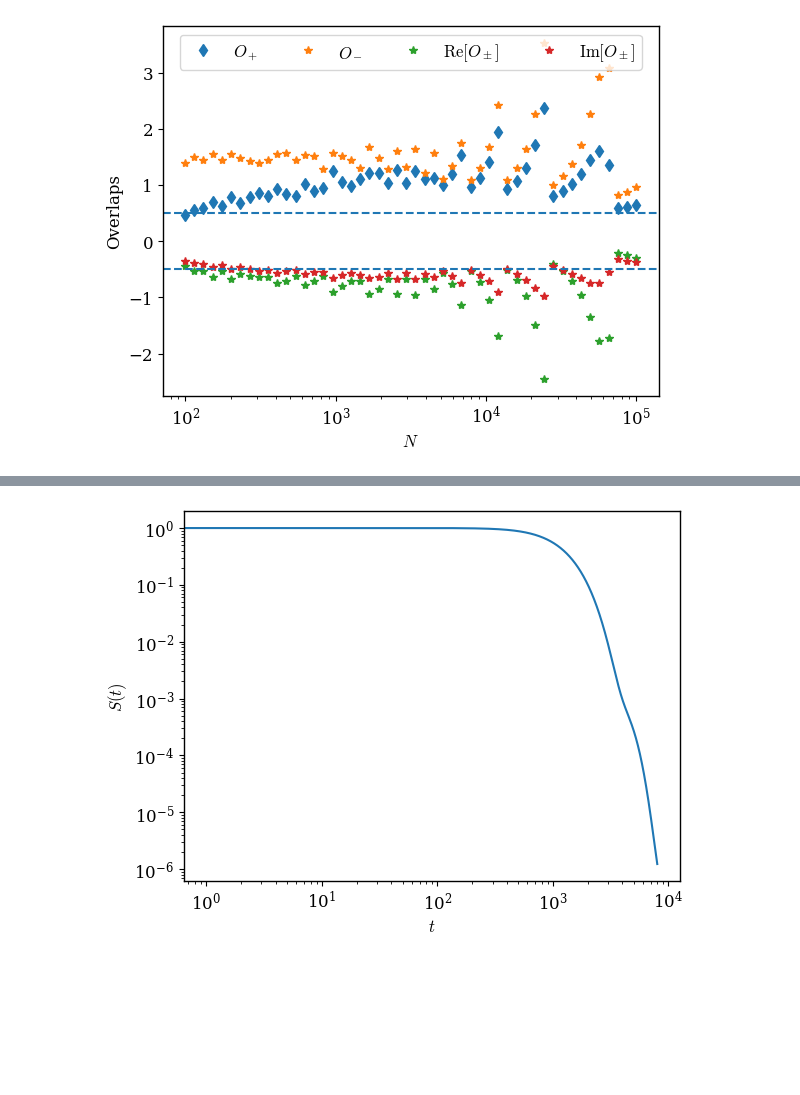
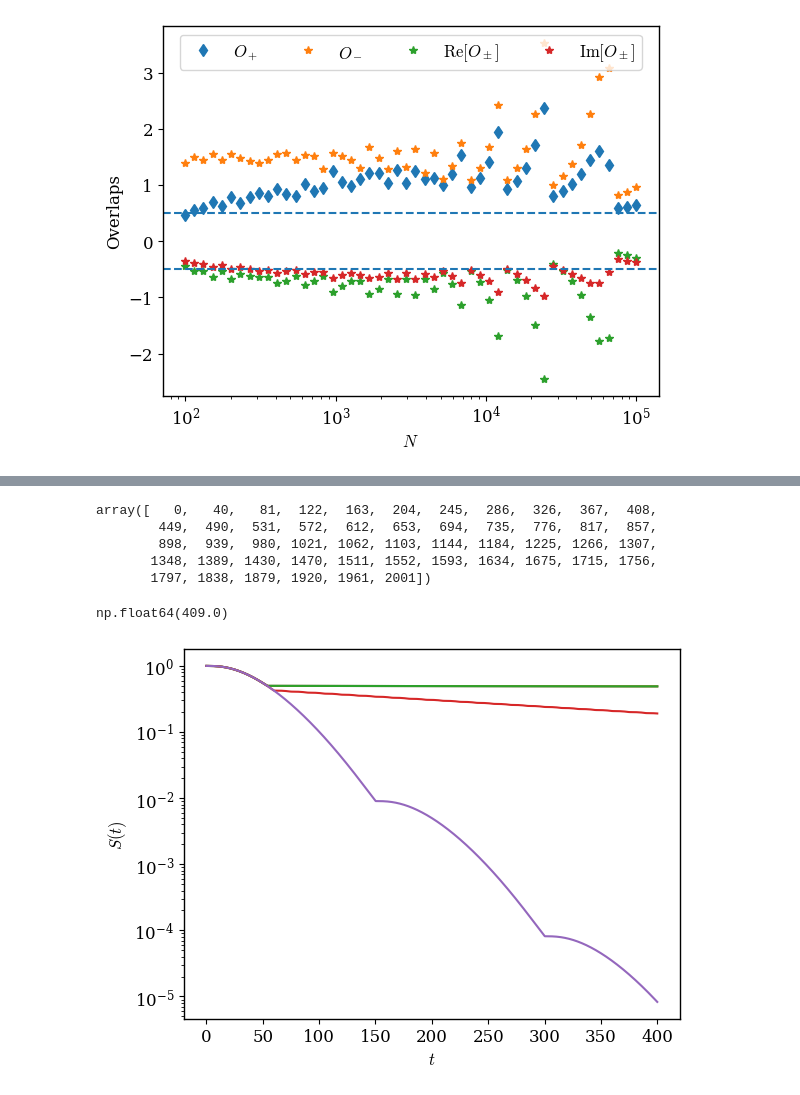
Before and after one commit to sayanr5834/non-Hermitian_QS, a Jupyter notebook: NH_optimization.ipynb, the cells around one changed output, grey strips where cells are left out. Drawn from its saved outputs; the diff is of its cells as text; code cells hidden in the pictures; blank space fills up the shorter version.

```diff
--- a/NH_optimization.ipynb
+++ b/NH_optimization.ipynb
@@ -218,6 +218,9 @@ def surv_prob(Tcutoff, dt, r, N, gamma, w, kappa):
     return s_prob
 
 
+
+
+
 def surv_prob_theory_total(Tcutoff, dt,r, N, gamma, w, kappa):
 
     """
@@ -257,7 +260,7 @@ def surv_prob_theory_total(Tcutoff, dt,r, N, gamma, w, kappa):
     return s_prob
 
 
-def find_transition_point(arr, dt): # EMMA
+def find_transition_point(arr, dt,tp): # EMMA
     """
     Find the first time index where the survival probability (SP) drops below 0.5.
 
@@ -268,7 +271,7 @@ def find_transition_point(arr, dt): # EMMA
     Returns:
         float: Time at which SP drops below the value of 1/2.
     """
-    idx = np.where(arr <= 0.5)[0]
+    idx = np.where(arr <= tp)[0]
     return idx[0] * dt if len(idx) > 0 else 0  # Return first occurrence or 0
 
 def find_transition_point2(arr, dt): # SAYAN
@@ -344,7 +347,7 @@ for gg, gamma in tqdm(enumerate(gamma_vals), total=len(gamma_vals)):
             s_prob_theory = surv_prob_theory_total(Tcutoff, dt, r, N, gamma, w, kappa)
             s_prob_arr_theory[gg, kk, rr] = s_prob_theory
             #print(find_transition_point2(s_prob, dt),gamma,kappa,r)
-            T_decay0p5_theory[gg, kk, rr] = find_transition_point(s_prob_theory, dt)
+            T_decay0p5_theory[gg, kk, rr] = find_transition_point(s_prob_theory, dt,0.5)
 # %%
 # Extract optimal reset rate and minimum search times --- TO BE VERIFIED LATER!!!
 T_min = np.zeros((len(gamma_vals), len(kappa_vals)))
@@ -635,0 +910,11 @@ plt.show()
+# %%
+Tcutoff = 1000
+dt = 0.05
+r =100/dt
+N = NList[10]
+gamma =1.2/ NList[10]
+kappa = kappa_opts[10]
+
+
+s_prob_reset_Ndim = surv_prob_det_reset(Tcutoff, dt, 0, N, gamma, kappa)
+s_prob_reset_2dim = surv_prob_det_reset(Tcutoff, dt, r, N, gamma, kappa)
@@ -635,0 +938,13 @@ plt.show()
+# %%
+r_vals = np.linspace(0, (Tcutoff+1)/10/dt, 50, dtype=int)
+r_vals
+# %% [output]
+array([   0,   40,   81,  122,  163,  204,  245,  286,  326,  367,  408,
+        449,  490,  531,  572,  612,  653,  694,  735,  776,  817,  857,
+        898,  939,  980, 1021, 1062, 1103, 1144, 1184, 1225, 1266, 1307,
+       1348, 1389, 1430, 1470, 1511, 1552, 1593, 1634, 1675, 1715, 1756,
+       1797, 1838, 1879, 1920, 1961, 2001])
+# %%
+NList[10]
+# %% [output]
+np.float64(409.0)
@@ -636,15 +1143,28 @@ plt.show()
+# %%
+n = 20
+s_prob_reset = surv_prob_det_reset(400, 0.05, 0, NList[n], gammaN_opts[n]/NList[n],kappa_opts[n] )
+s_prob_reset1 = surv_prob_det_reset(400, 0.05, 1, NList[n], gammaN_opts[n]/NList[n],kappa_opts[n] )
+s_prob_reset2 = surv_prob_det_reset(400, 0.05, 2, NList[n], gammaN_opts[n]/NList[n],kappa_opts[n] )
+s_prob_reset3 = surv_prob_det_reset(400, 0.05, 3, NList[n], gammaN_opts[n]/NList[n],kappa_opts[n] )
+s_prob_reset300 = surv_prob_det_reset(400, 0.05, 300, NList[n], gammaN_opts[n]/NList[n],kappa_opts[n] )
+s_prob_reset3000 = surv_prob_det_reset(400, 0.05, 3000, NList[n], gammaN_opts[n]/NList[n],kappa_opts[n] )
+
+
+m1 = int(400  / 0.05)
 # %%
-n = 20
-sprob_individual = surv_prob_theory_total(400,0.05,0,NList[n], gammaN_opts[n]/NList[n],10,kappa_opts[n])
-m = int(400 / 0.05)
 
+#plt.plot(np.arange(m1)*dt,s_prob_reset)
+plt.plot(np.arange(m1)*dt,s_prob_reset1)
+plt.plot(np.arange(m1)*dt,s_prob_reset2)
+plt.plot(np.arange(m1)*dt,s_prob_reset3)
+plt.plot(np.arange(m1)*dt,s_prob_reset300)
+plt.plot(np.arange(m1)*dt,s_prob_reset3000)
 
-plt.plot(np.arange(m),sprob_individual)
 plt.xlabel(r'$t$')
 plt.ylabel(r'$S(t)$')
 
 plt.yscale('log')
-plt.xscale('log')
+#plt.xscale('log')
 plt.show()
 # %% [output]
-[figure, old version]
+[figure, new version]
```
Also changed, not shown: parts of 21 cells of this notebook.
